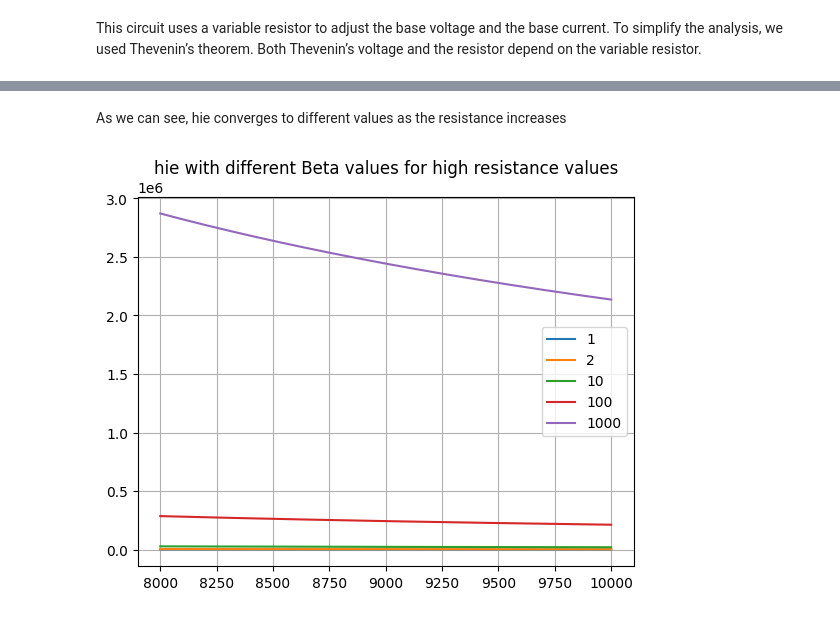
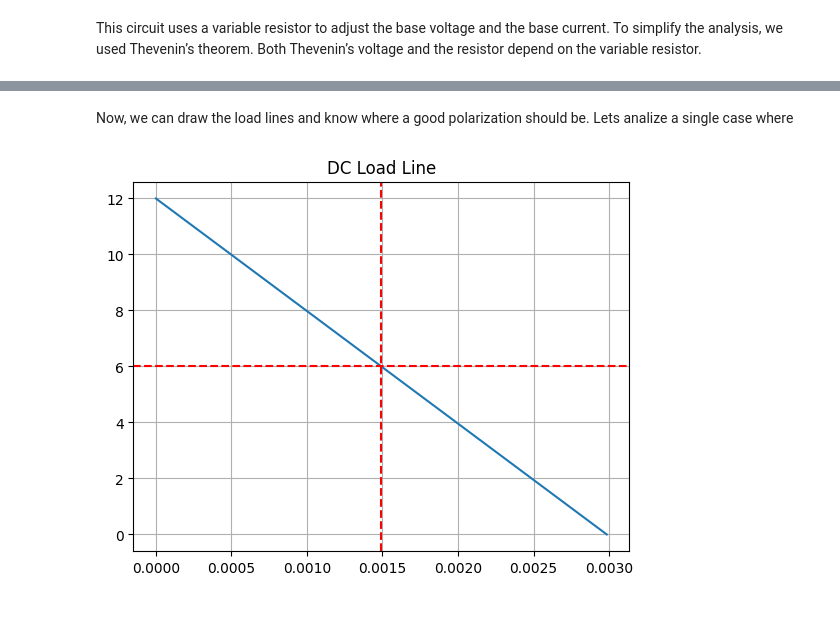
Before and after one commit to FacundoLG/tp1-electronica-aplicada, a Jupyter notebook: microphone-amp.ipynb, the cells around one changed output, grey strips where cells are left out. Saved outputs shown, nothing was run; the diff lists cells and outputs as text; code cells hidden in the pictures.

```diff
--- a/microphone-amp.ipynb
+++ b/microphone-amp.ipynb
@@ -58,14 +78,0 @@ With all the information displayed here, we can get the hie value, which will be
-# %%
-def hie(R,Beta):
-    return 0.025*Beta/Ic(R,Beta)
-
-R = np.linspace(min_r+30,10000,1000)
-
-plt.title("hie with different beta values")
-plt.plot(R,hie(R,1), label="1")
-plt.plot(R,hie(R,2),label="2")
-plt.plot(R,hie(R,10),label = "10")
-plt.plot(R,hie(R,100),label="100")
-plt.plot(R,hie(R,1000),label="1000")
-plt.legend(loc="best")
-plt.grid(True)
@@ -74,15 +79,10 @@ plt.grid(True)
-# %% [markdown]
-As we can see, hie converges to different values as the resistance increases
-# %%
-R = np.linspace(8000,10000,1000)
-
-plt.title("hie with different beta values for high resistance values")
-plt.plot(R,hie(R,1), label="1")
-plt.plot(R,hie(R,2),label="2")
-plt.plot(R,hie(R,10),label = "10")
-plt.plot(R,hie(R,100),label="100")
-plt.plot(R,hie(R,1000),label="1000")
-plt.legend(loc="best")
-plt.grid(True)
-# %% [output]
-[figure, removed]
+# %% [markdown]
+Now, we can draw the load lines and know where a good polarization should be. Lets analize a single case where
+# %%
+plt.plot(Ic(R,400),Vce(R,400))
+plt.title("DC Load Line")
+plt.axvline(Ic(max_resistance,400)/2, color="red",linestyle="--")
+plt.axhline(Vce(min_resistance,400)/2, color="red",linestyle="--")
+plt.grid(True)
+# %% [output]
+[figure, added]
```
Also changed, not shown: parts of 9 cells of this notebook.
